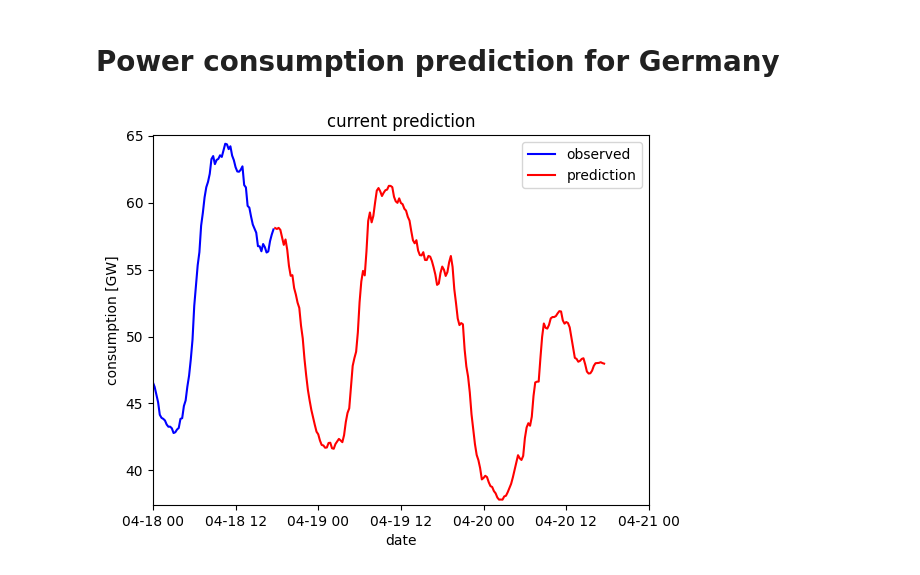
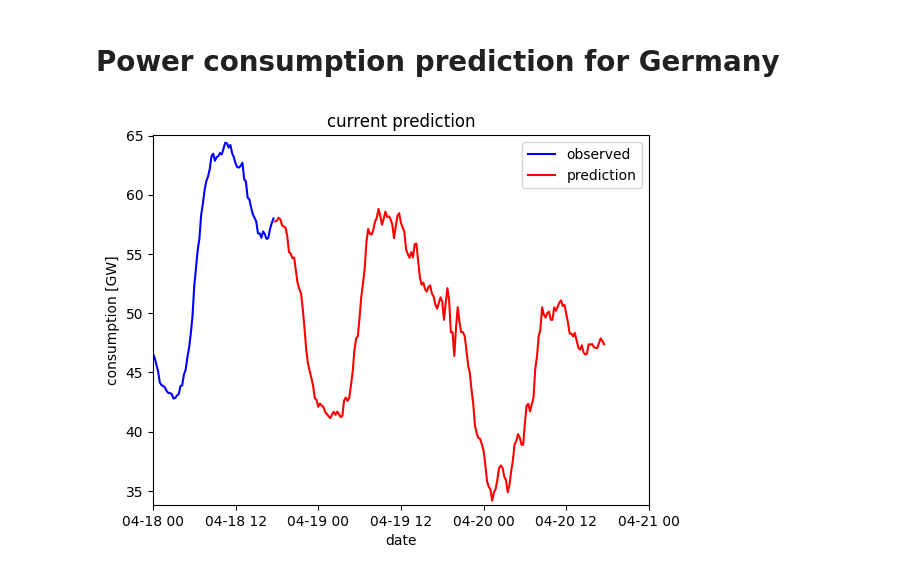
Before and after one commit to tkfritz/energy-timeseries, a Jupyter notebook: predict_now.ipynb, the cells around one changed output. Saved outputs shown, nothing was run; the diff lists cells and outputs as text; code cells hidden in the pictures.

```diff
--- a/predict_now.ipynb
+++ b/predict_now.ipynb
@@ -3,7 +3,7 @@
 # %%
 from functions import *
 import warnings
 warnings.filterwarnings('ignore')
-pipeline_v2()
+pipeline_v3()
 # %% [output]
-[figure, old version]
+[figure, new version]
```
